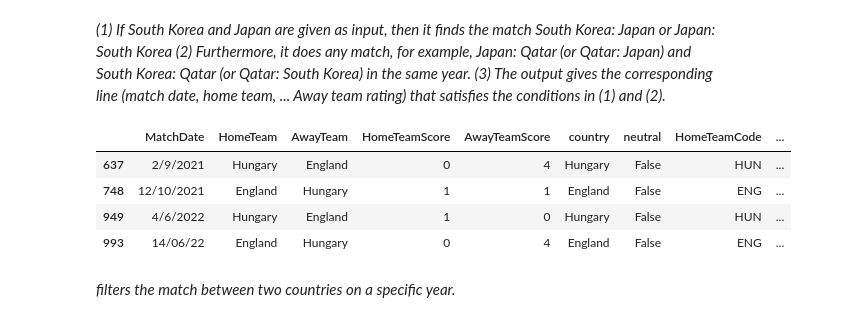
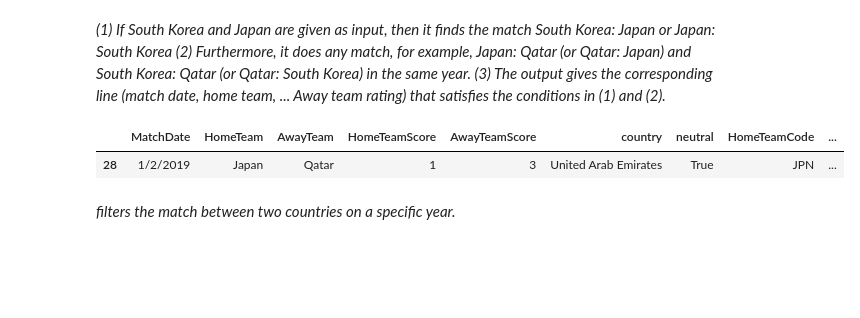
Before and after one commit to henockmamo54/match_data_filter, a Jupyter notebook: match_data_filter.ipynb, the cells around one changed output. Drawn from its saved outputs; the diff is of its cells as text; code cells hidden in the pictures; blank space fills up the shorter version.

```diff
--- a/match_data_filter.ipynb
+++ b/match_data_filter.ipynb
@@ -50,13 +68,10 @@ def find_match_by_country_per_year(country,year):
 (3) The output gives the corresponding line (match date, home team, ...  Away team rating) that satisfies the conditions in (1) and (2).
     </i>
 # %%
-find_match("England:Hungary")
+find_match("Japan: Qatar")
 # %% [output]
 |  | MatchDate | HomeTeam | AwayTeam | HomeTeamScore | AwayTeamScore | country | neutral | HomeTeamCode | ... |
-| 637 | 2/9/2021 | Hungary | England | 0 | 4 | Hungary | False | HUN | ... |
-| 748 | 12/10/2021 | England | Hungary | 1 | 1 | England | False | ENG | ... |
-| 949 | 4/6/2022 | Hungary | England | 1 | 0 | Hungary | False | HUN | ... |
-| 993 | 14/06/22 | England | Hungary | 0 | 4 | England | False | ENG | ... |
+| 28 | 1/2/2019 | Japan | Qatar | 1 | 3 | United Arab Emirates | True | JPN | ... |
 # %% [markdown]
 <i>
     filters the match between two countries on a specific year.
```
Also changed, not shown: parts of 5 cells of this notebook.
